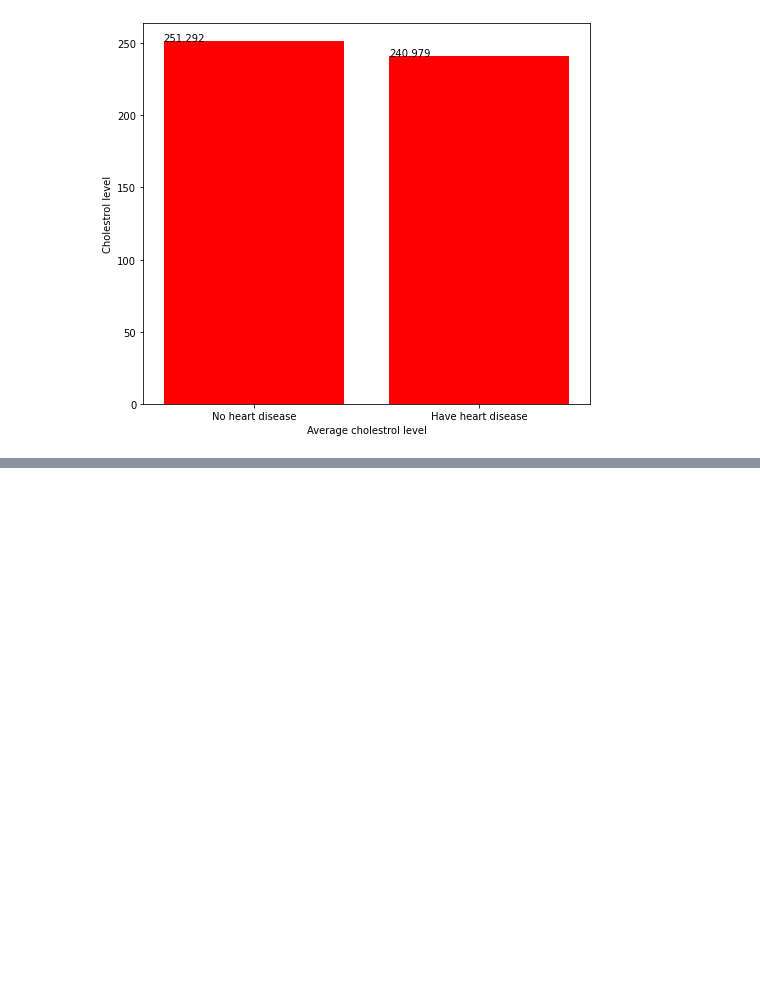
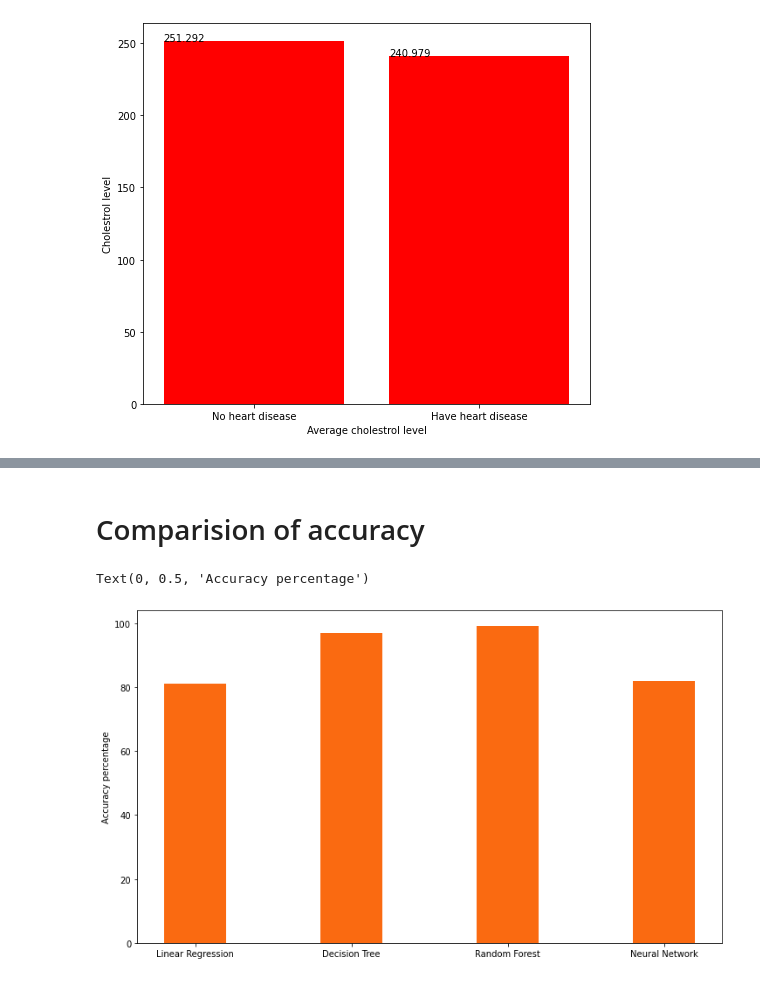
Before and after one commit to subhrapaladhi/Heart-Disease-Prediction, a Jupyter notebook: Data Visualisation.ipynb, the cells around one changed output, grey strips where cells are left out. Drawn from its saved outputs; the diff is of its cells as text; code cells hidden in the pictures; blank space fills up the shorter version.

```diff
--- a/Data Visualisation.ipynb
+++ b/Data Visualisation.ipynb
@@ -97,0 +164,13 @@ for bar in bars:
+# %% [markdown]
+# Comparision of accuracy
+# %%
+data = {"Linear Regression":81, "Decision Tree": 97, "Random Forest": 99, "Neural Network": 82}
+keys = data.keys()
+values = data.values()
+
+plt.figure(figsize=(12,7))
+plt.bar(keys,values,color='#fa6a11',width=[0.4])
+plt.ylabel("Accuracy percentage")
+# %% [output]
+Text(0, 0.5, 'Accuracy percentage')
+[figure, added]
```
Also changed, not shown: parts of 7 cells of this notebook.
